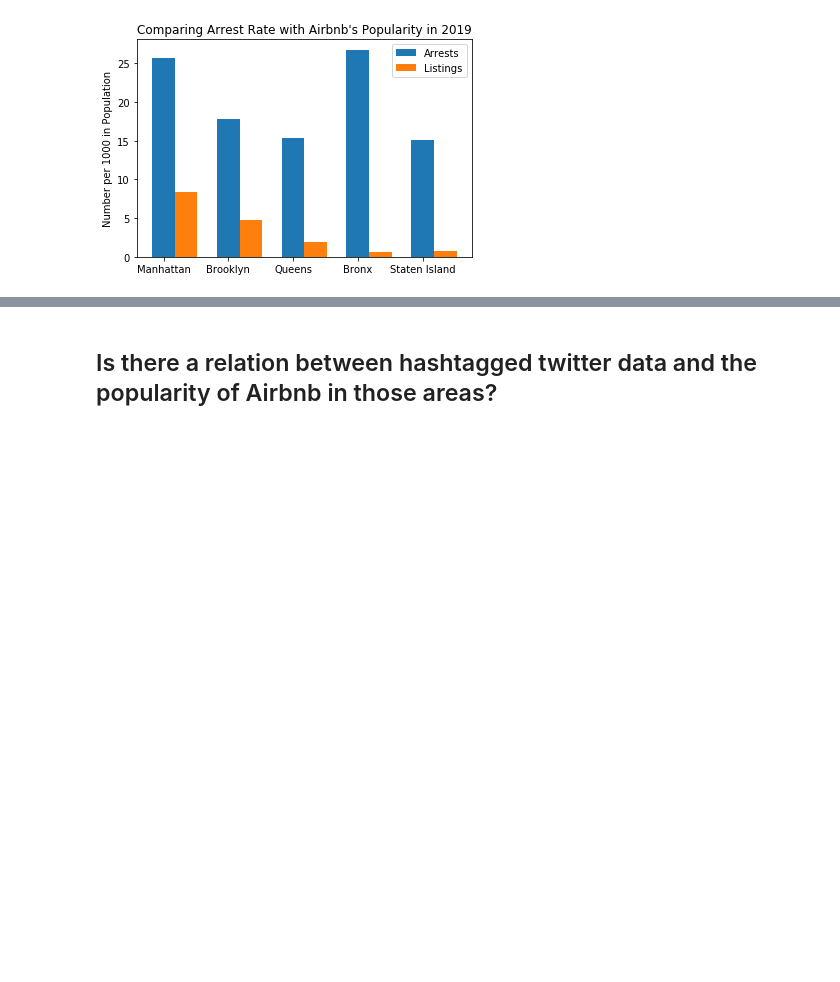
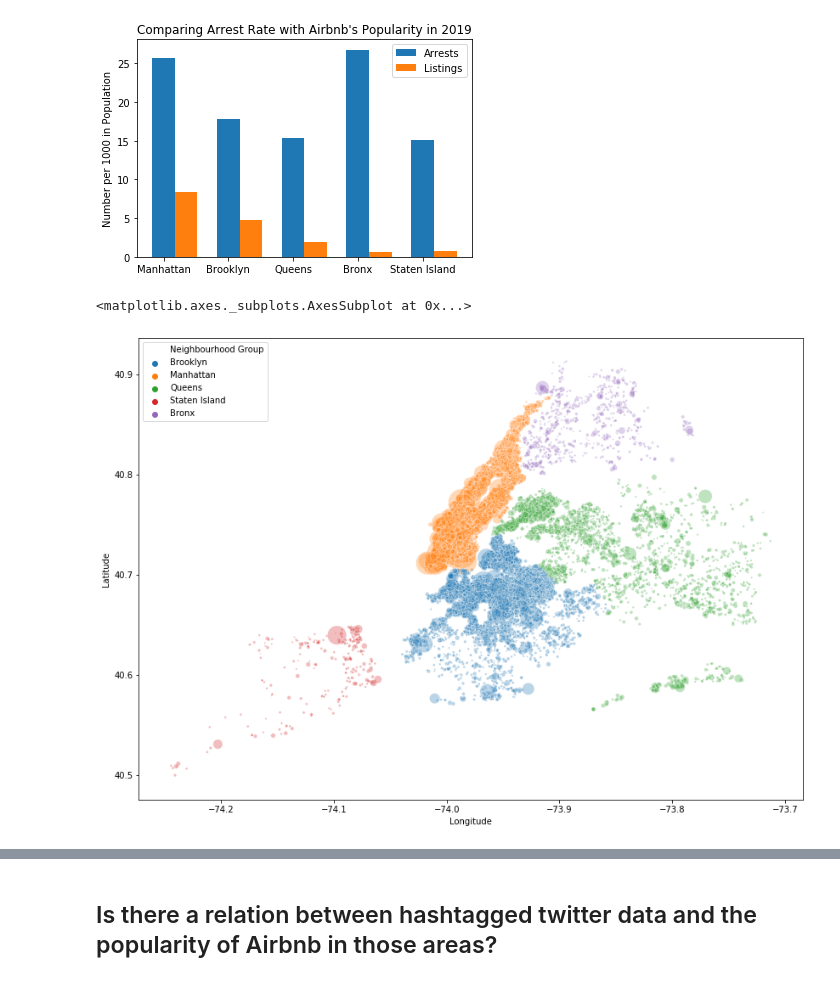
Before and after one commit to hayden4davey/Project1-Group2, a Jupyter notebook: Final Airbnb Analysis.ipynb, the cells around one changed output, grey strips where cells are left out. Drawn from its saved outputs; the diff is of its cells as text; code cells hidden in the pictures; blank space fills up the shorter version.

```diff
--- a/Final Airbnb Analysis.ipynb
+++ b/Final Airbnb Analysis.ipynb
@@ -283,3 +289,10 @@ plt.legend(loc='upper right')
 plt.savefig('Output/ArrestsandAirbnb')
 # %% [output]
 [figure]
+# %%
+plt.figure(figsize=(14,10))
+sns.scatterplot(abb_df['Longitude'],abb_df['Latitude'], hue=abb_df['Neighbourhood Group'],
+                s=abb_df['Price']/10, alpha=0.3)
+# %% [output]
+<matplotlib.axes._subplots.AxesSubplot at 0x...>
+[figure, added]
```
Also changed, not shown: parts of 6 cells of this notebook, 2 other files.
